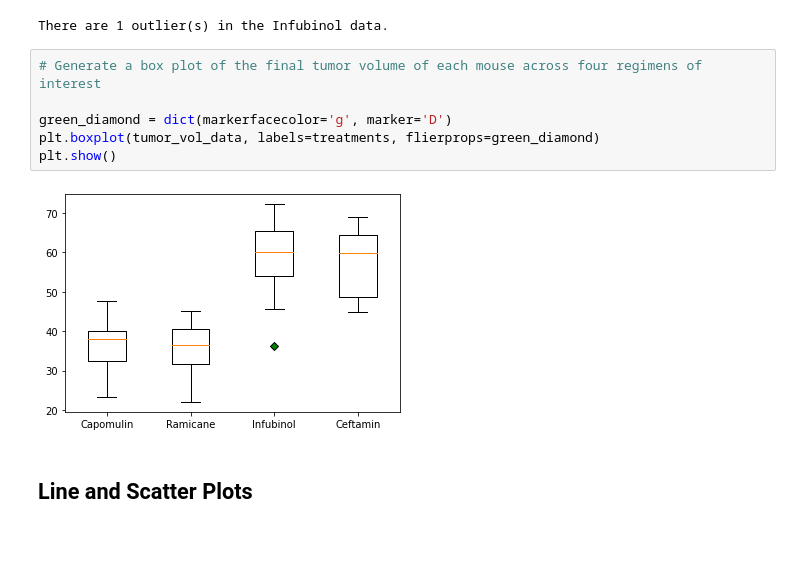
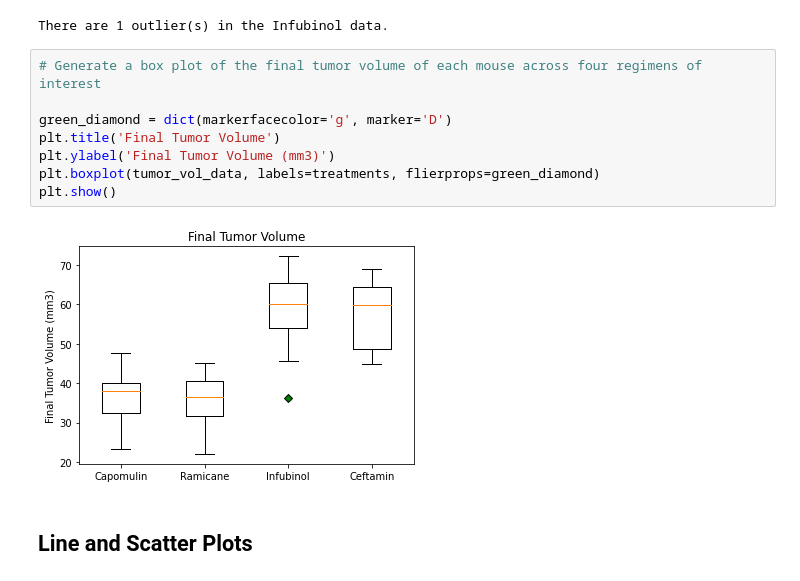
Before and after one commit to jordanroessle/matplotlib-challenge, a Jupyter notebook: pymaceuticals_starter.ipynb, the cells around one changed output. Drawn from its saved outputs; the diff is of its cells as text; blank space fills up the shorter version.

```diff
--- a/pymaceuticals_starter.ipynb
+++ b/pymaceuticals_starter.ipynb
@@ -274,11 +274,13 @@ There are 1 outlier(s) in the Infubinol data.
 # %%
 # Generate a box plot of the final tumor volume of each mouse across four regimens of interest
 
 green_diamond = dict(markerfacecolor='g', marker='D')
+plt.title('Final Tumor Volume')
+plt.ylabel('Final Tumor Volume (mm3)')
 plt.boxplot(tumor_vol_data, labels=treatments, flierprops=green_diamond)
 plt.show()
 # %% [output]
-[figure, old version]
+[figure, new version]
 # %% [markdown]
 ## Line and Scatter Plots
 # %%
```
Also changed, not shown: 1 other file.
